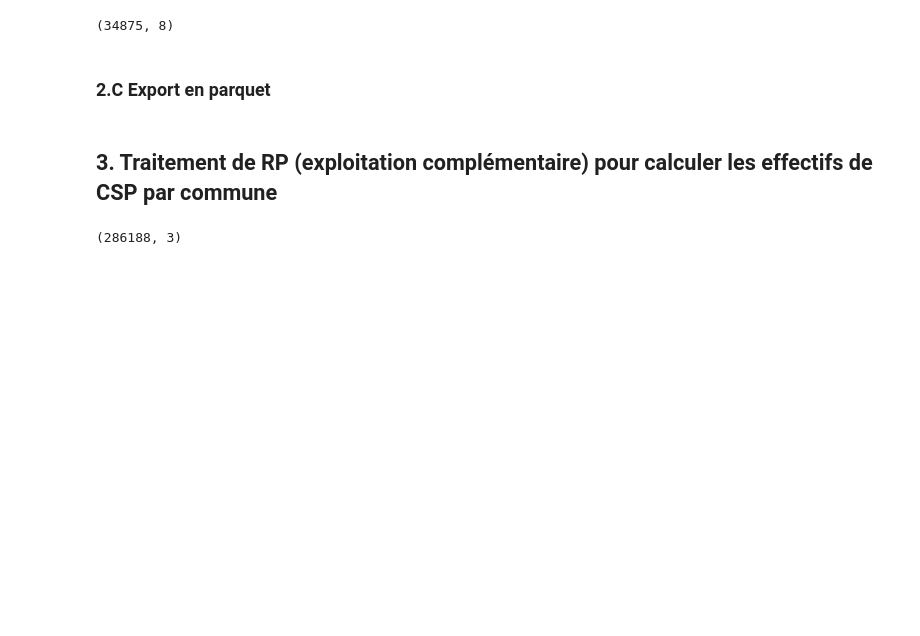
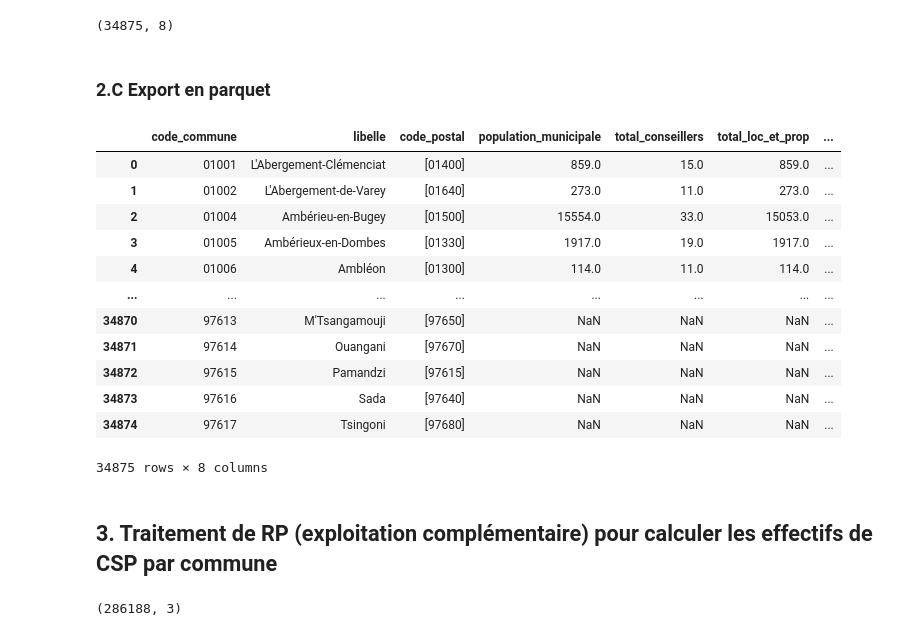
Before and after one commit to Esr0g/simulateur_conseil_municipal, a Jupyter notebook: scripts/traitement_data.ipynb, the cells around one changed output. Saved outputs shown, nothing was run; the diff lists cells and outputs as text; code cells hidden in the pictures; blank space fills up the shorter version.

```diff
--- a/scripts/traitement_data.ipynb
+++ b/scripts/traitement_data.ipynb
@@ -94,7 +101,7 @@ df0.head()
 # 597615 Pamandzi
 # 697616 Sada
 # 797617 Tsingoni
-df2 = pd.read_csv(r'data/raw_data/DS_POPULATIONS_REFERENCE_data.csv', sep=';')
+df2 = pd.read_csv(r'../data/raw_data/DS_POPULATIONS_REFERENCE_data.csv', sep=';')
 
 # Sélectionner les communes, l'année 2022 et la population municipale (PMUN)
 df2 = df2[df2['TIME_PERIOD'] == 2022]
@@ -148,7 +155,7 @@ def calculer_conseillers_municipaux(fichier_repartition):
     return communes_df
 # %%
 # Lancer la fonction avec le fichier de répartition
-df2 = calculer_conseillers_municipaux('data/raw_data/conseillers.csv')
+df2 = calculer_conseillers_municipaux('../data/raw_data/conseillers.csv')
 df2 = df2.rename(columns={
     "GEO": "code_commune",
 })
@@ -201,7 +208,7 @@ df0.loc[df0['code_commune'] == '69114', 'total_conseillers'] = 27
 # Importer le fichier logement principal (à télécharger ici : https://catalogue-donnees.insee.fr/fr/catalogue/recherche/DS_RP_LOGEMENT_PRINC "Télécharger la totalité du jeu de données")
 # Ici on a pas les données des 4 communes comme avant, ni les 17 communes de mayottes et les 6 communes sans habitant (donc normal)
 # Pour certaines communes il manque des données sur les locataire en 2022 TODO : il serait possible d'améliorer en prenant les années d'avant
-df3 = pd.read_csv("data/raw_data/DS_RP_LOGEMENT_PRINC_2022_data.csv", sep=";", low_memory=False, dtype={"GEO": "string"})
+df3 = pd.read_csv("../data/raw_data/DS_RP_LOGEMENT_PRINC_2022_data.csv", sep=";", low_memory=False, dtype={"GEO": "string"})
 
 # Sélectionner les communes, l'année 2022, la mesure RP_MEASURE = 'DWELLINGS_POPSIZE'
 df3 = df3[df3['TIME_PERIOD'] == 2022]
@@ -275,7 +282,7 @@ print(df0.shape)
 ### 2.B Traitement du taux de pauvreté par commune
 # %%
 # Télécharger et importer le fichier taux de pauvreté (à télécharger ici : https://catalogue-donnees.insee.fr/fr/explorateur/DS_FILOSOFI_AGE_TP_NIVVIE "Télécharger la totalité du jeu de données")
-df4 = pd.read_csv("data/raw_data/DS_FILOSOFI_AGE_TP_NIVVIE_2021_data.csv", sep=";", dtype={"GEO": "string"})
+df4 = pd.read_csv("../data/raw_data/DS_FILOSOFI_AGE_TP_NIVVIE_2021_data.csv", sep=";", dtype={"GEO": "string"})
 
 
 # Filtrer les données
@@ -311,3 +316,19 @@ df0.to_parquet('data/processed/communes.parquet', index=False)
+# %%
+df0
+# %% [output]
+|  | code_commune | libelle | code_postal | population_municipale | total_conseillers | total_loc_et_prop | ... |
+| 0 | 01001 | L'Abergement-Clémenciat | [01400] | 859.0 | 15.0 | 859.0 | ... |
+| 1 | 01002 | L'Abergement-de-Varey | [01640] | 273.0 | 11.0 | 273.0 | ... |
+| 2 | 01004 | Ambérieu-en-Bugey | [01500] | 15554.0 | 33.0 | 15053.0 | ... |
+| 3 | 01005 | Ambérieux-en-Dombes | [01330] | 1917.0 | 19.0 | 1917.0 | ... |
+| 4 | 01006 | Ambléon | [01300] | 114.0 | 11.0 | 114.0 | ... |
+| ... | ... | ... | ... | ... | ... | ... | ... |
+| 34870 | 97613 | M'Tsangamouji | [97650] | NaN | NaN | NaN | ... |
+| 34871 | 97614 | Ouangani | [97670] | NaN | NaN | NaN | ... |
+| 34872 | 97615 | Pamandzi | [97615] | NaN | NaN | NaN | ... |
+| 34873 | 97616 | Sada | [97640] | NaN | NaN | NaN | ... |
+| 34874 | 97617 | Tsingoni | [97680] | NaN | NaN | NaN | ... |
+34875 rows × 8 columns
 # %% [markdown]
 ## 3. Traitement de RP (exploitation complémentaire) pour calculer les effectifs de CSP par commune
 # %%
```
Also changed, not shown: parts of 10 cells of this notebook, 27 other files.
